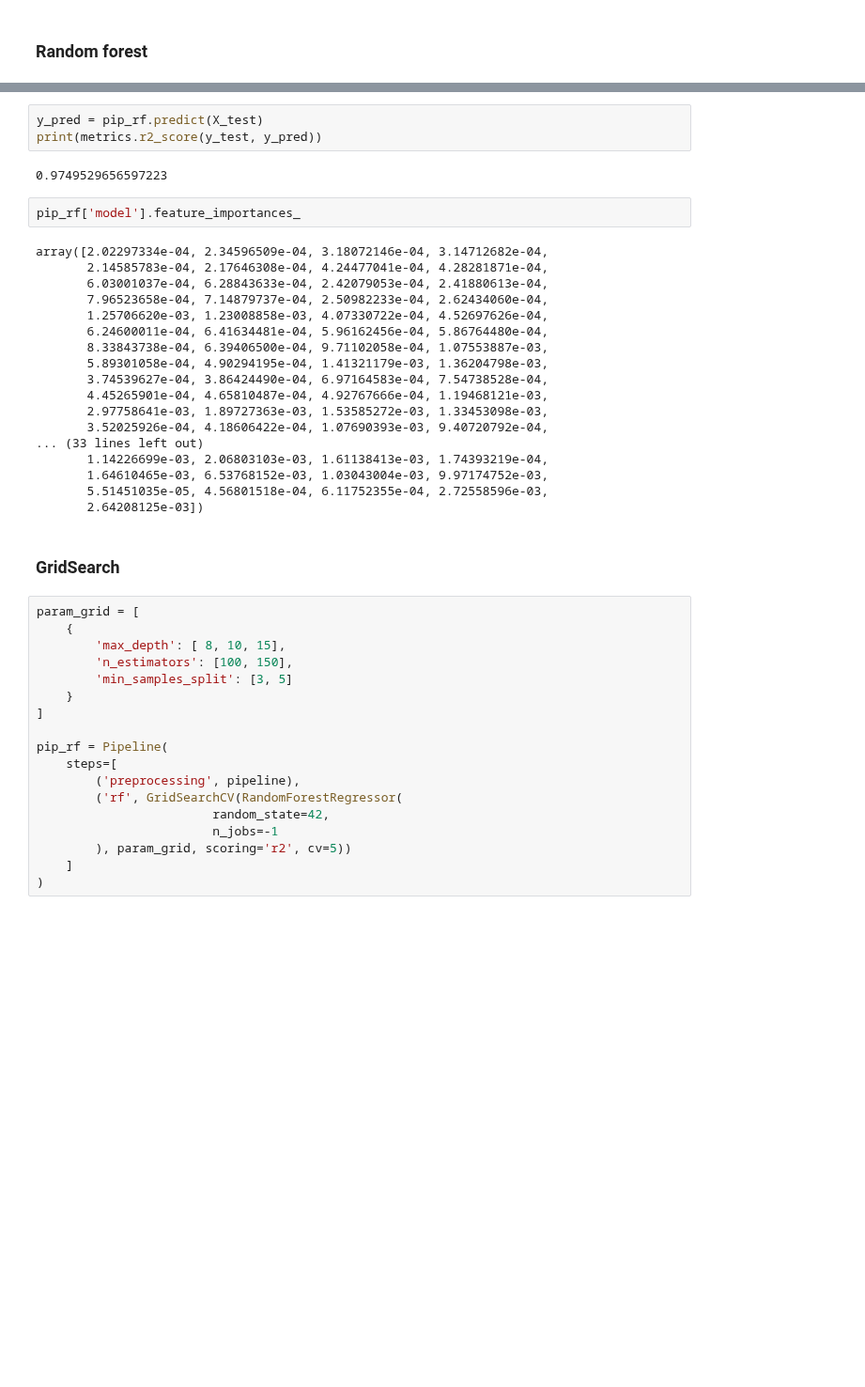
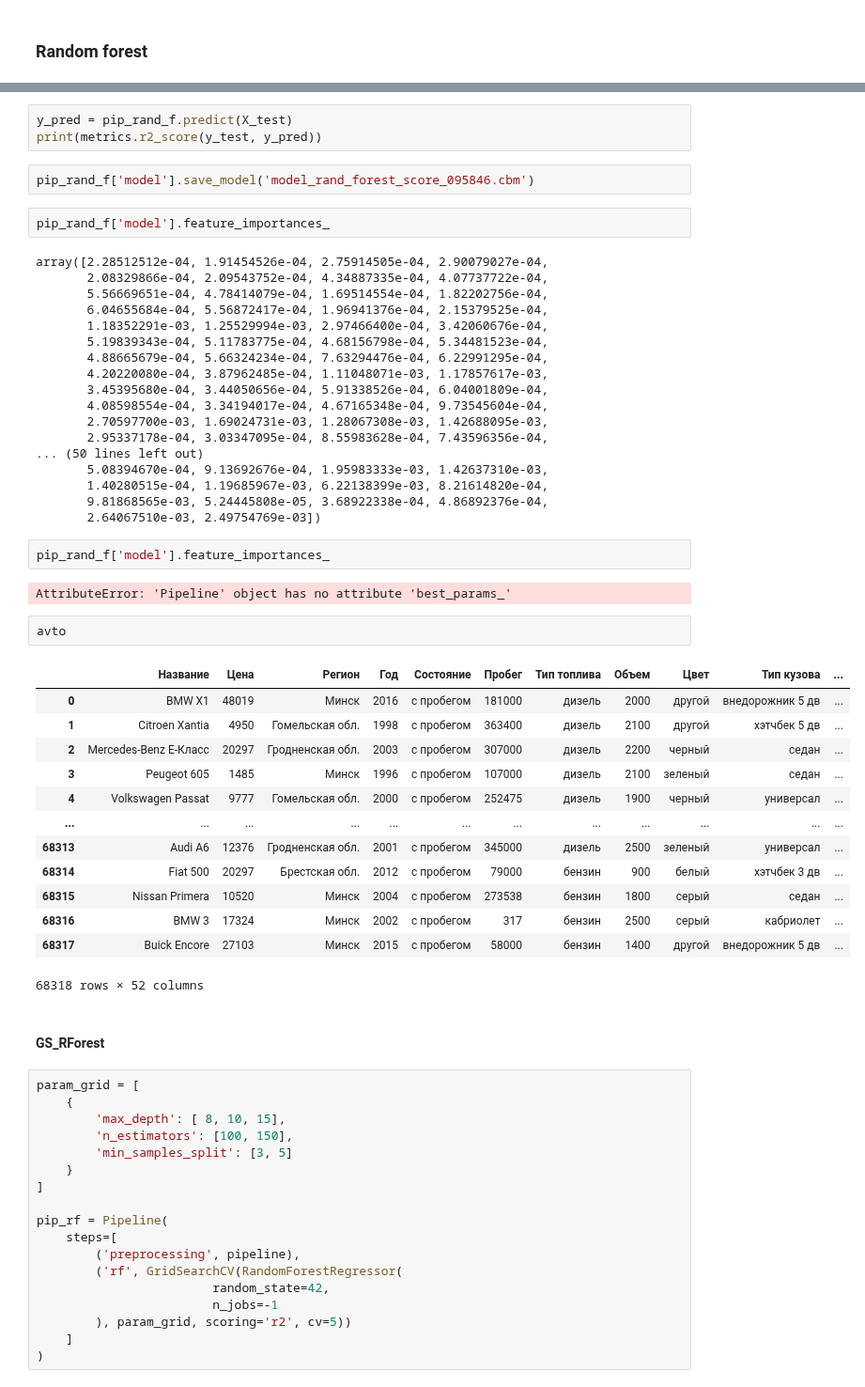
Before and after one commit to gabbysocol/av_project, a Jupyter notebook: model/models.ipynb, the cells around one changed output, grey strips where cells are left out. Shown at 94% size. Saved outputs shown, nothing was run; the diff lists cells and outputs as text; blank space fills up the shorter version.

```diff
--- a/model/models.ipynb
+++ b/model/models.ipynb
@@ -251,30 +246,50 @@ Pipeline(memory=None,
 # %%
-y_pred = pip_rf.predict(X_test)
+y_pred = pip_rand_f.predict(X_test)
 print(metrics.r2_score(y_test, y_pred))
-# %% [output]
-0.9749529656597223
+# %%
+pip_rand_f['model'].save_model('model_rand_forest_score_095846.cbm')
 # %%
-pip_rf['model'].feature_importances_
+pip_rand_f['model'].feature_importances_
 # %% [output]
-array([2.02297334e-04, 2.34596509e-04, 3.18072146e-04, 3.14712682e-04,
-       2.14585783e-04, 2.17646308e-04, 4.24477041e-04, 4.28281871e-04,
-       6.03001037e-04, 6.28843633e-04, 2.42079053e-04, 2.41880613e-04,
-       7.96523658e-04, 7.14879737e-04, 2.50982233e-04, 2.62434060e-04,
-       1.25706620e-03, 1.23008858e-03, 4.07330722e-04, 4.52697626e-04,
-       6.24600011e-04, 6.41634481e-04, 5.96162456e-04, 5.86764480e-04,
-       8.33843738e-04, 6.39406500e-04, 9.71102058e-04, 1.07553887e-03,
-       5.89301058e-04, 4.90294195e-04, 1.41321179e-03, 1.36204798e-03,
-       3.74539627e-04, 3.86424490e-04, 6.97164583e-04, 7.54738528e-04,
-       4.45265901e-04, 4.65810487e-04, 4.92767666e-04, 1.19468121e-03,
-       2.97758641e-03, 1.89727363e-03, 1.53585272e-03, 1.33453098e-03,
-       3.52025926e-04, 4.18606422e-04, 1.07690393e-03, 9.40720792e-04,
-... (33 lines left out)
-       1.14226699e-03, 2.06803103e-03, 1.61138413e-03, 1.74393219e-04,
-       1.64610465e-03, 6.53768152e-03, 1.03043004e-03, 9.97174752e-03,
-       5.51451035e-05, 4.56801518e-04, 6.11752355e-04, 2.72558596e-03,
-       2.64208125e-03])
+array([2.28512512e-04, 1.91454526e-04, 2.75914505e-04, 2.90079027e-04,
+       2.08329866e-04, 2.09543752e-04, 4.34887335e-04, 4.07737722e-04,
+       5.56669651e-04, 4.78414079e-04, 1.69514554e-04, 1.82202756e-04,
+       6.04655684e-04, 5.56872417e-04, 1.96941376e-04, 2.15379525e-04,
+       1.18352291e-03, 1.25529994e-03, 2.97466400e-04, 3.42060676e-04,
+       5.19839343e-04, 5.11783775e-04, 4.68156798e-04, 5.34481523e-04,
+       4.88665679e-04, 5.66324234e-04, 7.63294476e-04, 6.22991295e-04,
+       4.20220080e-04, 3.87962485e-04, 1.11048071e-03, 1.17857617e-03,
+       3.45395680e-04, 3.44050656e-04, 5.91338526e-04, 6.04001809e-04,
+       4.08598554e-04, 3.34194017e-04, 4.67165348e-04, 9.73545604e-04,
+       2.70597700e-03, 1.69024731e-03, 1.28067308e-03, 1.42688095e-03,
+       2.95337178e-04, 3.03347095e-04, 8.55983628e-04, 7.43596356e-04,
+... (50 lines left out)
+       5.08394670e-04, 9.13692676e-04, 1.95983333e-03, 1.42637310e-03,
+       1.40280515e-04, 1.19685967e-03, 6.22138399e-03, 8.21614820e-04,
+       9.81868565e-03, 5.24445808e-05, 3.68922338e-04, 4.86892376e-04,
+       2.64067510e-03, 2.49754769e-03])
+# %%
+pip_rand_f['model'].feature_importances_
+# %% [output]
+AttributeError: 'Pipeline' object has no attribute 'best_params_'
+# %%
+avto
+# %% [output]
+|  | Название | Цена | Регион | Год | Состояние | Пробег | Тип топлива | Объем | Цвет | Тип кузова | ... |
+| 0 | BMW X1 | 48019 | Минск | 2016 | с пробегом | 181000 | дизель | 2000 | другой | внедорожник 5 дв | ... |
+| 1 | Citroen Xantia | 4950 | Гомельская обл. | 1998 | с пробегом | 363400 | дизель | 2100 | другой | хэтчбек 5 дв | ... |
+| 2 | Mercedes-Benz E-Класс | 20297 | Гродненская обл. | 2003 | с пробегом | 307000 | дизель | 2200 | черный | седан | ... |
+| 3 | Peugeot 605 | 1485 | Минск | 1996 | с пробегом | 107000 | дизель | 2100 | зеленый | седан | ... |
+| 4 | Volkswagen Passat | 9777 | Гомельская обл. | 2000 | с пробегом | 252475 | дизель | 1900 | черный | универсал | ... |
+| ... | ... | ... | ... | ... | ... | ... | ... | ... | ... | ... | ... |
+| 68313 | Audi A6 | 12376 | Гродненская обл. | 2001 | с пробегом | 345000 | дизель | 2500 | зеленый | универсал | ... |
+| 68314 | Fiat 500 | 20297 | Брестская обл. | 2012 | с пробегом | 79000 | бензин | 900 | белый | хэтчбек 3 дв | ... |
+| 68315 | Nissan Primera | 10520 | Минск | 2004 | с пробегом | 273538 | бензин | 1800 | серый | седан | ... |
+| 68316 | BMW 3 | 17324 | Минск | 2002 | с пробегом | 317 | бензин | 2500 | серый | кабриолет | ... |
+| 68317 | Buick Encore | 27103 | Минск | 2015 | с пробегом | 58000 | бензин | 1400 | другой | внедорожник 5 дв | ... |
+68318 rows × 52 columns
 # %% [markdown]
-### GridSearch
+#### GS_RForest
 # %%
 param_grid = [
     {
```
Also changed, not shown: parts of 24 cells of this notebook, 1 other file.
